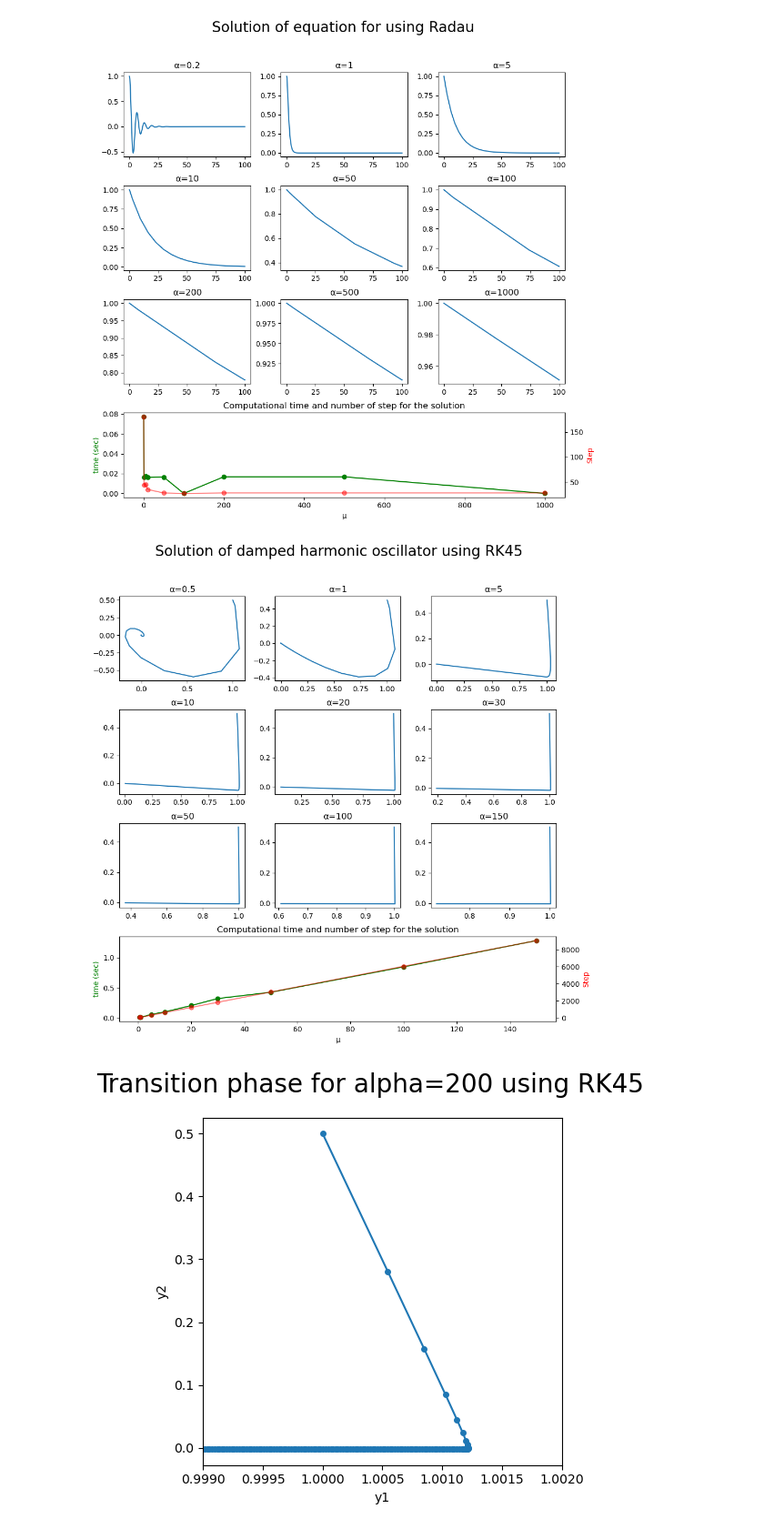
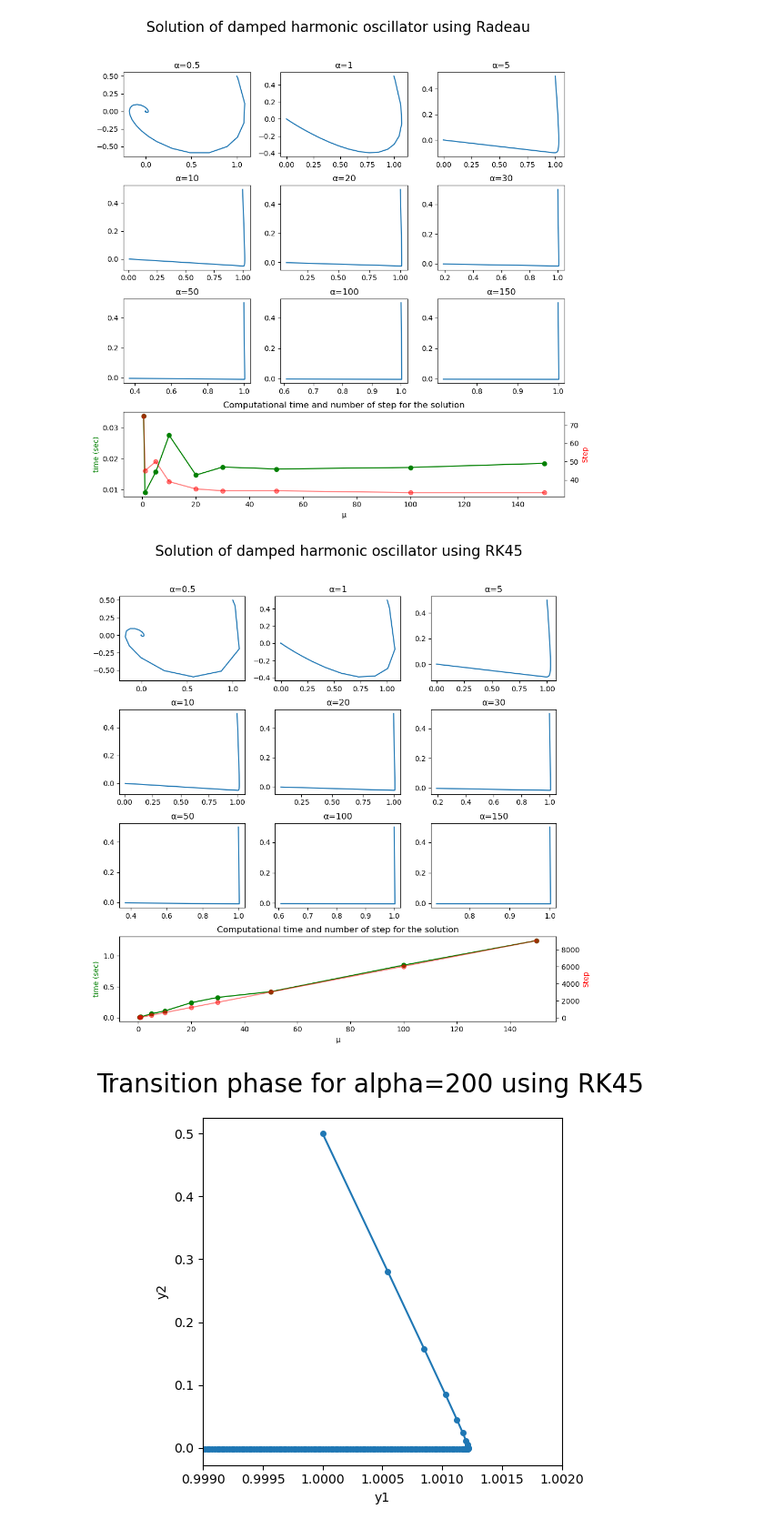
Before and after one commit to eseiler18/Harvard_Master_Thesis, a Jupyter notebook: preliminary_work/stiff_LinearOde.ipynb, the cells around one changed output. Shown: that part at 91% size. Cells and saved outputs as stored; diff of their text form; code cells hidden in the pictures.

```diff
--- a/preliminary_work/stiff_LinearOde.ipynb
+++ b/preliminary_work/stiff_LinearOde.ipynb
@@ -17,7 +23,7 @@ def linearODE(t, y, alpha):
     return yp
 # %%
 import matplotlib.gridspec as gridspec
-alpha_list = [0.2, 1, 5, 10, 50, 100, 200, 500, 1000]
+alpha_list =  [0.5, 1, 5, 10, 20, 30, 50, 100, 150]
 fig, ax = plt.subplots(4, 3, figsize=(10, 10))
 gs = gridspec.GridSpec(4, 3, width_ratios=[1, 1, 3])
 ax_all = plt.subplot(gs[3, :])
@@ -28,7 +34,7 @@ for i, alpha in tqdm(enumerate(alpha_list), total=len(alpha_list)):
 
     equation = scipy.integrate.Radau(lambda t, y: linearODE(t, y, alpha=alpha),
                                  t0 = 0,
-                                 y0 = [1, 0.05],
+                                 y0 = [1, 0.5],
                                  t_bound = 100,
                                  rtol=0.0001,
                                  atol=1e-07
@@ -39,36 +45,36 @@ for i, alpha in tqdm(enumerate(alpha_list), total=len(alpha_list)):
     y2_final = []
     start = time.time()
     while(True):
         t_final.append(equation.t)
         y1_final.append(equation.y[0])
         y2_final.append(equation.y[1])
         if equation.status == 'finished':
             break
         if equation.status == 'failed':
             break
         equation.step()
     end = time.time()
     computational_time.append(end-start)
     nb_step.append(len(t_final))
 
-    ax[i//3, i%3].plot(t_final, y1_final)
+    ax[i//3, i%3].plot(y1_final, y2_final)
     ax[i//3, i%3].set_title(f"α={alpha}")
 
 ax_all.plot(alpha_list, computational_time, 'g-o')
 ax_all.set_xlabel("μ")
 ax_all.set_ylabel("time (sec)", color = "g")
 ax_all.set_title("Computational time and number of step for the solution")
 
 secax_y = ax_all.twinx()
 secax_y.plot(alpha_list, nb_step, 'r-o', alpha=0.5)
 secax_y.set_xlabel("μ")
 secax_y.set_ylabel("Step", color = "r")
 
-fig.suptitle(f"Solution of equation for using Radau", size=20)
+fig.suptitle(f"Solution of damped harmonic oscillator using Radeau", size=20)
 fig.tight_layout()
 fig.subplots_adjust(top=0.88)
 # %% [output]
-[figure, old version]
+[figure, new version]
 # %%
 import matplotlib.gridspec as gridspec
 alpha_list =  [0.5, 1, 5, 10, 20, 30, 50, 100, 150]
@@ -122,7 +128,7 @@ fig.suptitle(f"Solution of damped harmonic oscillator using RK45", size=20)
 fig.tight_layout()
 fig.subplots_adjust(top=0.88)
 # %% [output]
-[figure, old version]
+[figure, new version]
 # %%
 equation = scipy.integrate.RK45(lambda t, y: linearODE(t, y, alpha=200),
                                 t0 = 0,
```
Also changed, not shown: parts of 1 cell of this notebook, 1 other file.
